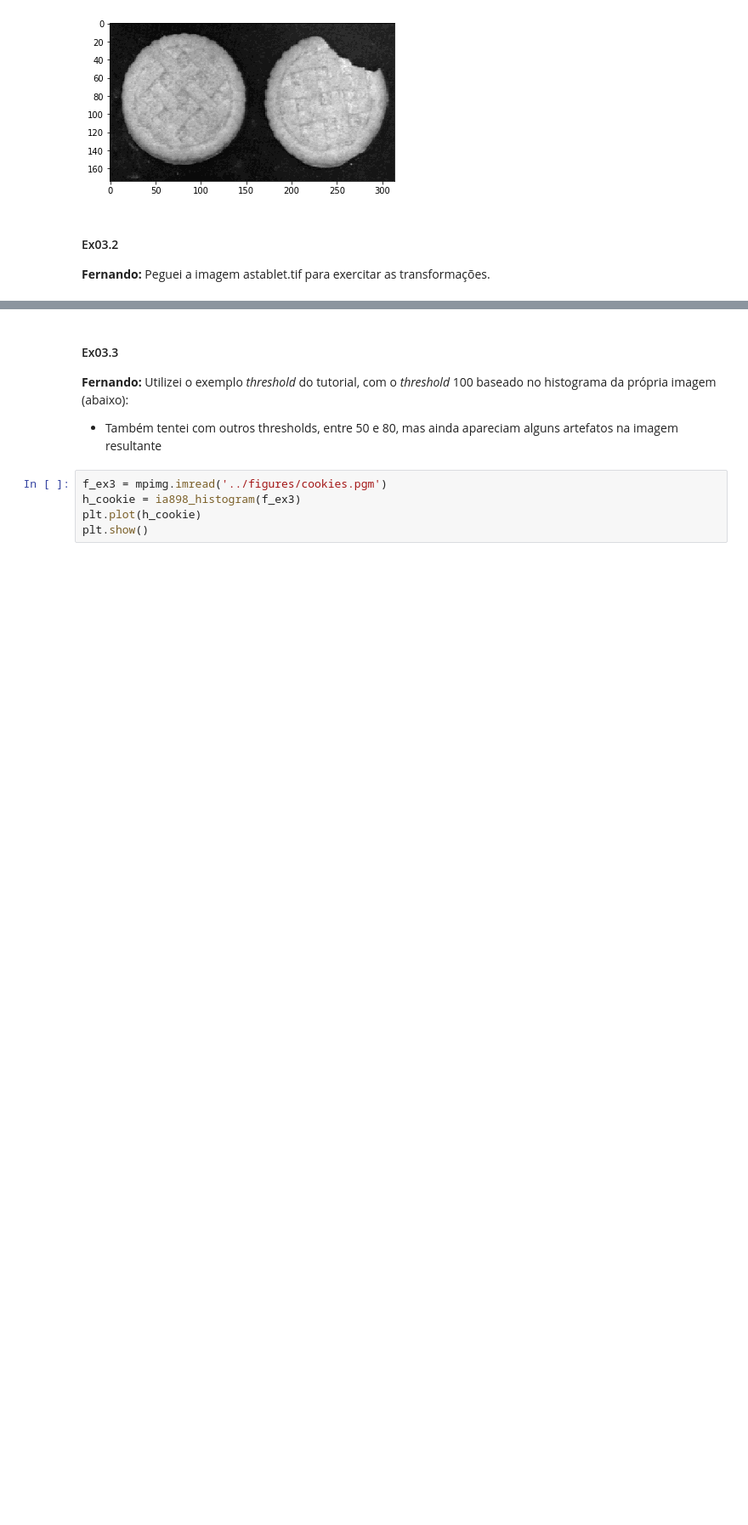
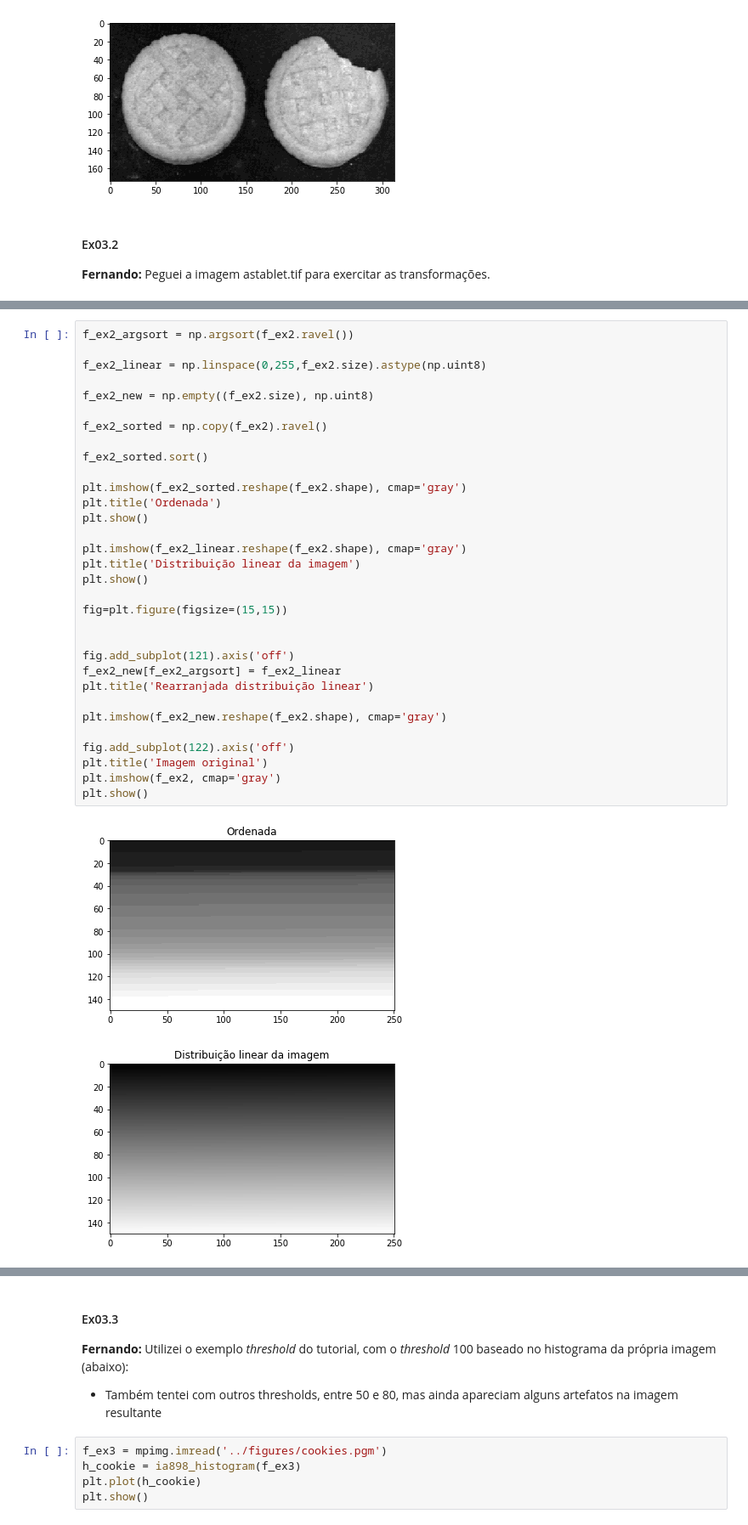
Before and after one commit to ferseiti/ia898, a Jupyter notebook: 2S2018/IA898A_Ex03_FernandoFurusato.ipynb, the cells around one changed output, grey strips where cells are left out. Shown at 85% size. Cells and saved outputs as stored; diff of their text form; blank space fills up the shorter version.

```diff
--- a/2S2018/IA898A_Ex03_FernandoFurusato.ipynb
+++ b/2S2018/IA898A_Ex03_FernandoFurusato.ipynb
@@ -268,0 +247,35 @@ plt.show()
+# %%
+f_ex2_argsort = np.argsort(f_ex2.ravel())
+
+f_ex2_linear = np.linspace(0,255,f_ex2.size).astype(np.uint8)
+
+f_ex2_new = np.empty((f_ex2.size), np.uint8)
+
+f_ex2_sorted = np.copy(f_ex2).ravel()
+
+f_ex2_sorted.sort()
+
+plt.imshow(f_ex2_sorted.reshape(f_ex2.shape), cmap='gray')
+plt.title('Ordenada')
+plt.show()
+
+plt.imshow(f_ex2_linear.reshape(f_ex2.shape), cmap='gray')
+plt.title('Distribuição linear da imagem')
+plt.show()
+
+fig=plt.figure(figsize=(15,15))
+
+
+fig.add_subplot(121).axis('off')
+f_ex2_new[f_ex2_argsort] = f_ex2_linear
+plt.title('Rearranjada distribuição linear')
+
+plt.imshow(f_ex2_new.reshape(f_ex2.shape), cmap='gray')
+
+fig.add_subplot(122).axis('off')
+plt.title('Imagem original')
+plt.imshow(f_ex2, cmap='gray')
+plt.show()
+# %% [output]
+[figure, added]
+[figure, added]
```
Also changed, not shown: parts of 20 cells of this notebook.
